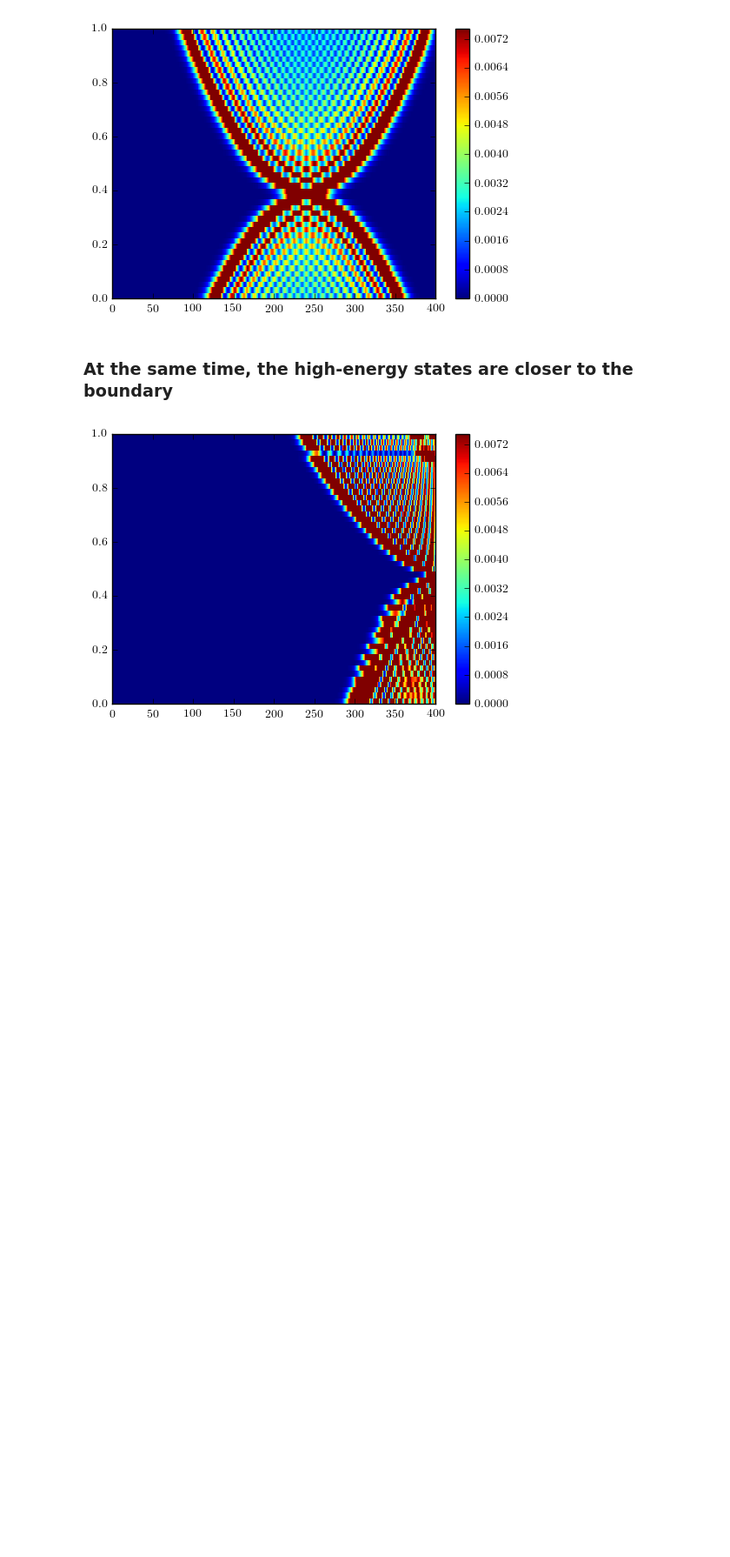
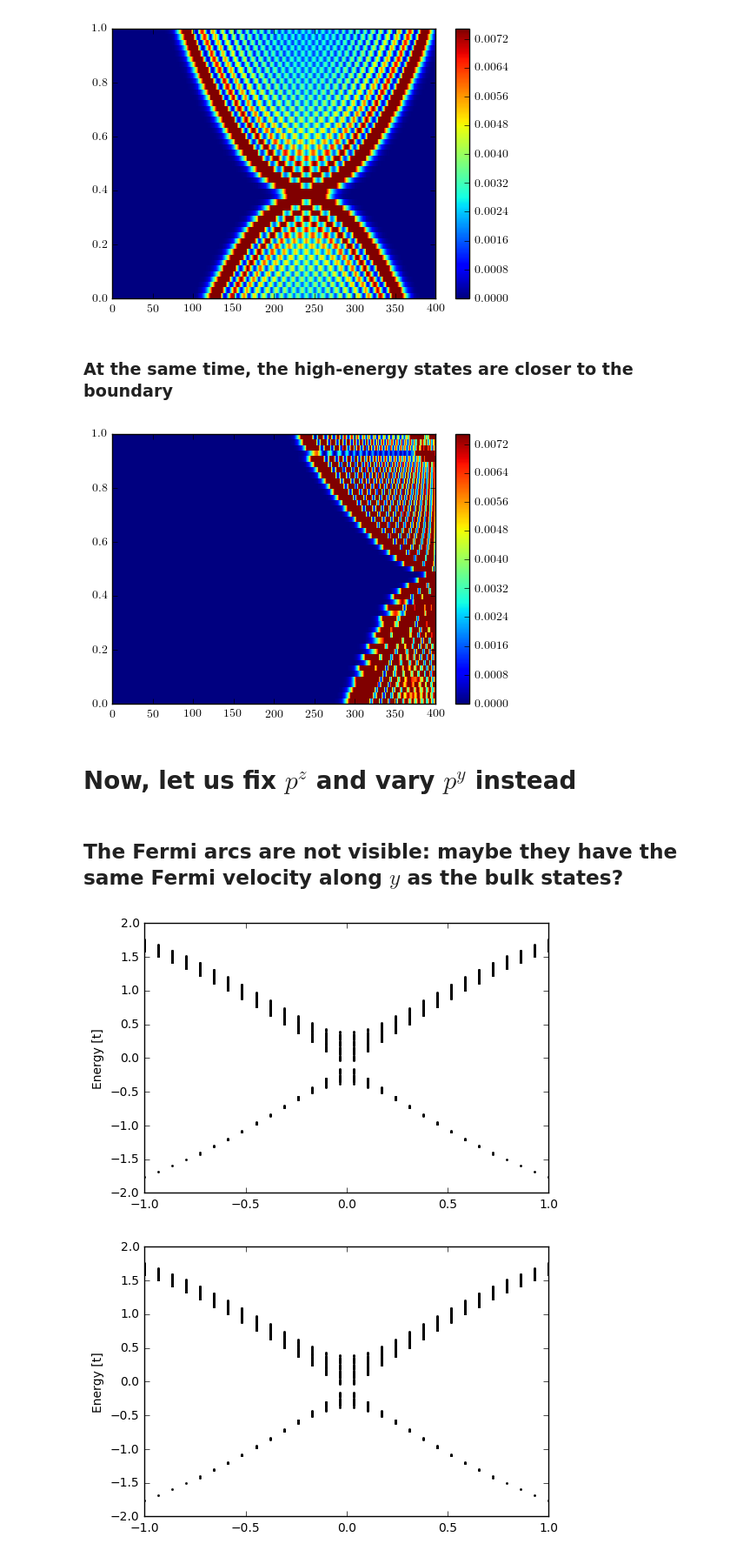
Before and after one commit to Artem-Ivashko/Vazifeh-Franz-magnetic-field, a Jupyter notebook: General-features.ipynb, the cells around one changed output. Shown: that part at 87% size. Cells and saved outputs as stored; diff of their text form; code cells hidden in the pictures; blank space fills up the shorter version.

```diff
--- a/General-features.ipynb
+++ b/General-features.ipynb
@@ -112,3 +121,26 @@ evals, evecs = diagonalize_1D(fsys_1D,param)
 density_plot_1D(fsys_1D,param,evecs)
 # %% [output]
 [figure]
+# %% [markdown]
+# Now, let us fix $p^z$ and vary $p^y$ instead
+# %% [markdown]
+## The Fermi arcs are not visible: maybe they have the same Fermi velocity along $y$ as the bulk states?
+# %%
+params = copy(ParametersDefault)
+
+pyMin = -1.
+pyMax = 1.
+pyCount = 30
+
+params.pz = params.pzNode1
+evals, evecs = pSweep_1D( fsys_1D, params, pyMin, pyMax, pCount=pyCount, yORzSweep = 'pySweep')
+spectrum_plot_1D(evals,pyMin,pyMax,pyCount)
+
+params.py = params.pzNode1 + 0.1
+evals, evecs = pSweep_1D( fsys_1D, params, pyMin, pyMax, pCount=pyCount, yORzSweep = 'pySweep')
+spectrum_plot_1D(evals,pyMin,pyMax,pyCount)
+
+del pyMin, pyMax, pyCount, params, evals, evecs
+# %% [output]
+[figure, added]
+[figure, added]
```
Also changed, not shown: parts of 9 cells of this notebook, 3 other files.
